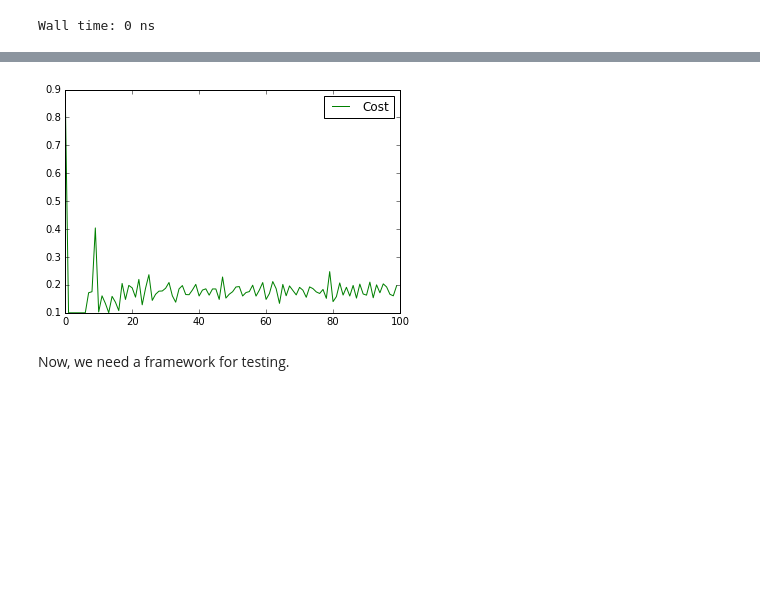
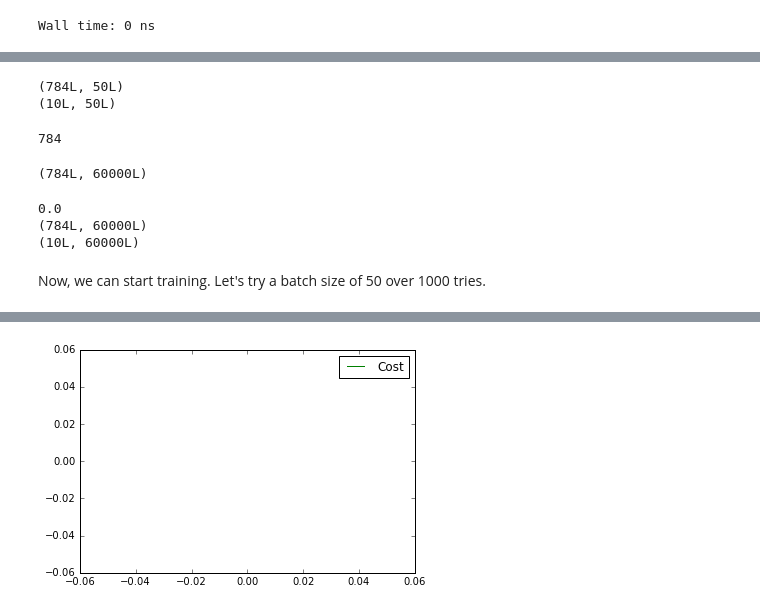
Before and after one commit to hrishioa/NN_Scratch, a Jupyter notebook: NeuralNet_Perceptron.ipynb, the cells around one changed output, grey strips where cells are left out. Cells and saved outputs as stored; diff of their text form; code cells hidden in the pictures; blank space fills up the shorter version.

```diff
--- a/NeuralNet_Perceptron.ipynb
+++ b/NeuralNet_Perceptron.ipynb
@@ -194,10 +221,15 @@ np.random.seed(1)
 mnist_pp = perceptron(len(training_images[0]), 10, 15, 2, 0.1)
 # %%
 ## Reshape and fit training data
-selection_max = 100
-# selection_max = len(training_images)
-def load_images(inp, selection_max):
-    return in_process(np.matrix(inp[0:selection_max]).T)
+# selection_max = 100
+selection_max = len(training_images)
+def load_images(inp, selection_max, T=True):
+    if(selection_max == -1): selection_max = len(inp)
+    if(T):
+        return in_process(np.matrix(inp[0:selection_max]).T)
+    else:
+        return in_process(np.matrix(inp[0:selection_max]).T)
+
 training_data = load_images(training_images, selection_max)
 # %%
 ## Reshape and fit labels
@@ -247,6 +278,38 @@ Wall time: 0 ns
+# %%
+def getbatch(training_set, training_set_l, batch_size=50):
+    l, b = training_set.shape
+    selection = np.random.randint(0,b, size=batch_size)
+    return (training_set[:,np.array(selection)], training_set_l[:,np.array(selection)])
+a, b = getbatch(training_data, training_data_l, 50)
+print a.shape
+print b.shape
+# %% [output]
+(784L, 50L)
+(10L, 50L)
+# %%
+print len(training_data[:, :])
+training_data.shape
+# %% [output]
+784
+(784L, 60000L)
+# %%
+## Check shapes
+print training_data[1,2]
+print training_data.shape
+print training_data_l.shape
+# %% [output]
+0.0
+(784L, 60000L)
+(10L, 60000L)
+# %% [markdown]
+Now, we can start training. Let's try a batch size of 50 over 1000 tries.
+# %%
+np.random.seed(1)
+mnist_pp3 = perceptron(len(training_images[0]), 10, 10, 4, 10)
+# mnist_pp3.delta_func = cross_delta
 # %%
 %%time
-res = [float((mnist_pp2.train(training_data, training_data_l))) for i in tqdm(xrange(0, 100))]
+res = [(mnist_pp3.train(*(getbatch(training_data, training_data_l, 1)))) for i in tqdm(xrange(0, 1))]
 plot(res, "green",label = "Cost")
 legend()
 # %% [output]
@@ -254,3 +317 @@ legend()
-[figure, old version]
+[figure, new version]
-# %% [markdown]
-Now, we need a framework for testing.
```
Also changed, not shown: parts of 22 cells of this notebook, 10 other files.
